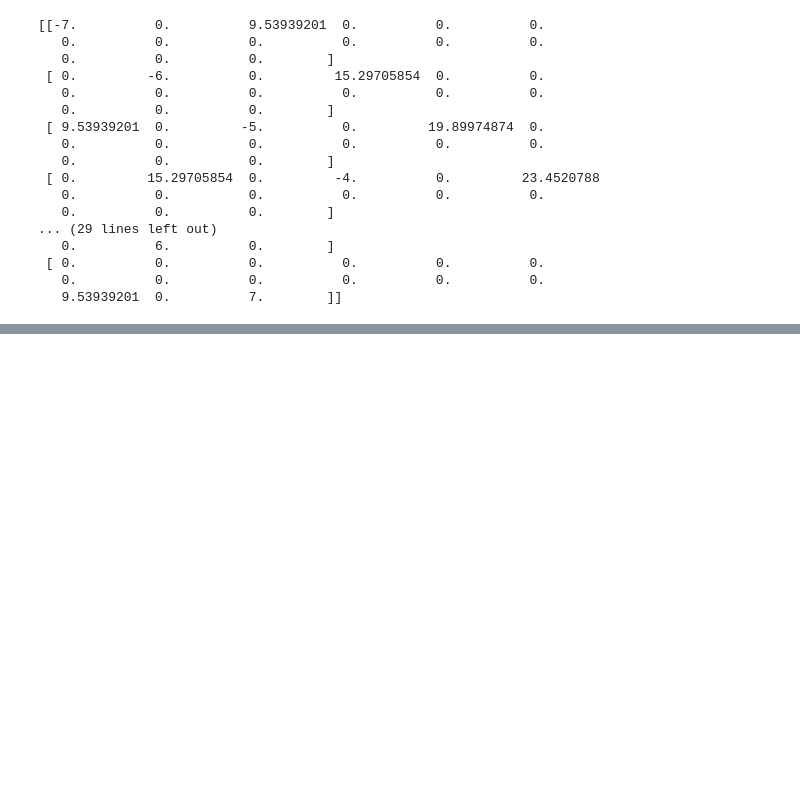
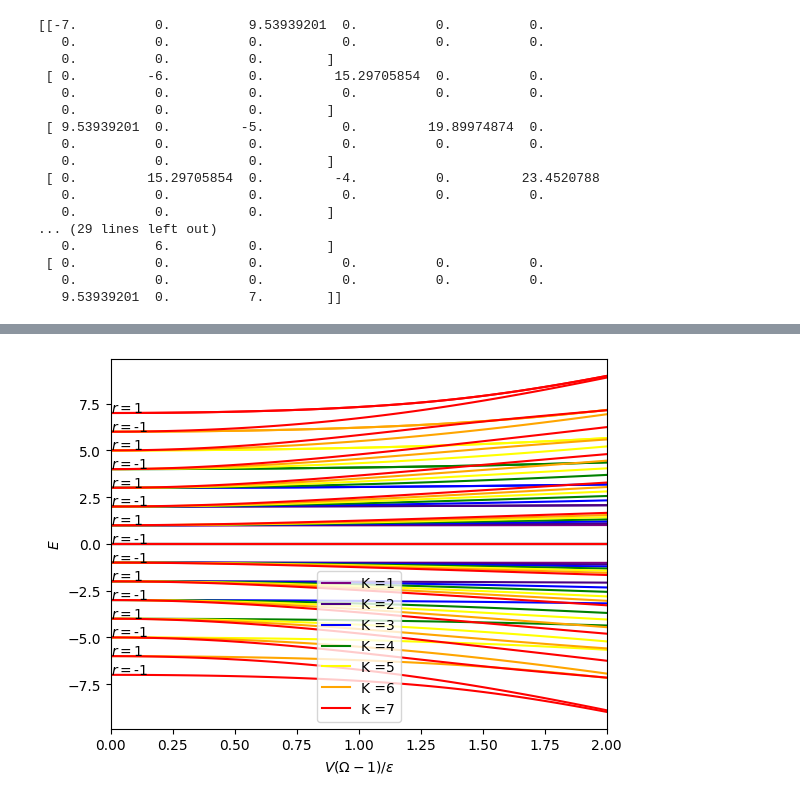
Before and after one commit to Circuitoah/Nuclear_Structure, a Jupyter notebook: Homework4/Homework4.ipynb, the cells around one changed output, grey strips where cells are left out. Saved outputs shown, nothing was run; the diff lists cells and outputs as text; code cells hidden in the pictures; blank space fills up the shorter version.

```diff
--- a/Homework4/Homework4.ipynb
+++ b/Homework4/Homework4.ipynb
@@ -165,0 +180,89 @@ print(H)
+# %%
+colors = [0, "purple", "indigo", "blue", "green", "yellow", 'orange', "red","m" ]
+linetype = [0,":", "-.", ":", "-.", ":", "-.",":", "-."]
+
+for N in range(1,8):
+    K_0 = np.zeros([2 * N + 1, 2*N +1])
+    K_plus = np.zeros([2 * N + 1, 2*N + 1])
+    K_minus = np.zeros([2*N + 1, 2 * N + 1])
+
+
+    k_0_max = N
+    k_0_min = -N
+
+    k_0_ket = []
+
+
+    k_0 = k_0_min
+
+    while (k_0 <= k_0_max):
+
+        k_0_ket.append(k_0)
+        k_0 += 1
+
+        k_0_bra = k_0_ket
+
+    print( len(k_0_ket))
+
+
+    eps_0 = 1
+    Omega = 14
+    V_mesh = np.linspace(0 ,2 * eps_0/(Omega - 1) , 100)
+    weird_mesh = np.linspace(0 ,2 , 100)
+
+
+    for b in range(2 *N +1):
+
+        E_val = []
+
+        for c in range(len(V_mesh)):
+            for i in range(len(k_0_ket)):
+                for j in range(len(k_0_bra)):
+                    K_0[i][j] = eps_0 * K_0_op(k_0_bra[j], k_0_ket[i])
+                    K_plus[i][j] =  K_plus_op(k_0_max,k_0_bra[j], k_0_ket[i])
+                    K_minus[i][j] = K_minus_op(k_0_max,k_0_bra[j], k_0_ket[i])
+
+            H =  K_0 + (.5 * V_mesh[c]* (np.matmul(K_plus, K_plus) +  np.matmul(K_minus, K_minus)))
+
+
+            E_val.append(np.linalg.eigh(H)[0][b])
+
+        plt.plot(weird_mesh, E_val,color = colors[N])
+
+    plt.plot(weird_mesh, E_val,color = colors[N], label = "K =" + str(N))
+
+
+eps_0 = 1
+Omega = 14
+V_mesh = np.linspace(0 ,2 * eps_0/(Omega - 1) , 100)
+weird_mesh = np.linspace(0 ,2 , 100)
+
+r_list = [-1,1,-1, 1, -1, 1, -1, -1 ,1 ,-1 ,1, -1,1, -1 ,1 ,-1 ,-1 ,1]
+
+for b in range(15):
+
+    E_val = []
+
+    for c in range(len(V_mesh)):
+        for i in range(len(k_0_ket)):
+            for j in range(len(k_0_bra)):
+                K_0[i][j] = eps_0 * K_0_op(k_0_bra[j], k_0_ket[i])
+                K_plus[i][j] =  K_plus_op(k_0_max,k_0_bra[j], k_0_ket[i])
+                K_minus[i][j] = K_minus_op(k_0_max,k_0_bra[j], k_0_ket[i])
+
+        H =  K_0 + (.5 * V_mesh[c]* (np.matmul(K_plus, K_plus) +  np.matmul(K_minus, K_minus)))
+
+
+        E_val.append(np.linalg.eigh(H)[0][b])
+
+    #plt.plot(weird_mesh,E_val)
+    plt.text(weird_mesh[0],E_val[0]+.05, r"$r = $" + str(r_list[b]), fontsize =10)
+
+
+
+    plt.ylabel(r"$E$")
+    plt.xlabel(r"$V(\Omega - 1)/ \epsilon$")
+
+    plt.legend()
+    plt.xlim(0,2)
+# %% [output]
@@ -165,0 +276 @@ print(H)
+[figure, added]
```
Also changed, not shown: parts of 19 cells of this notebook.
